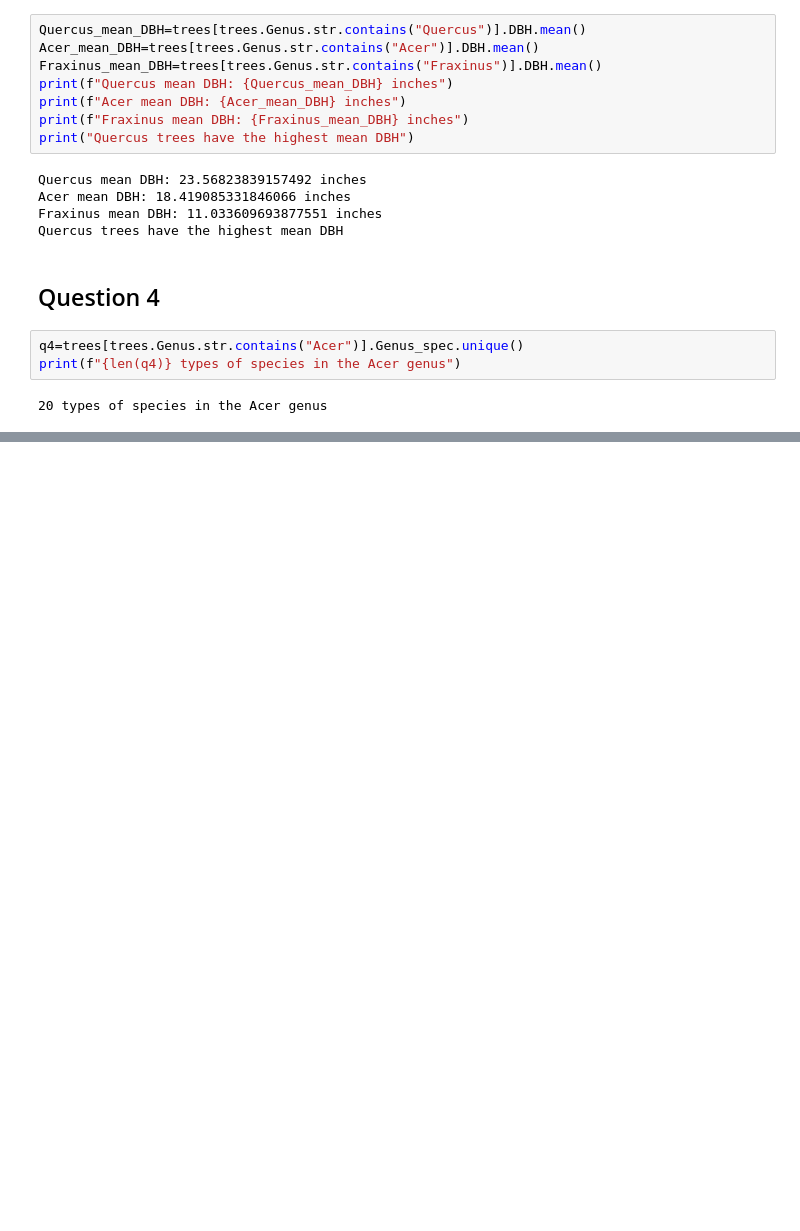
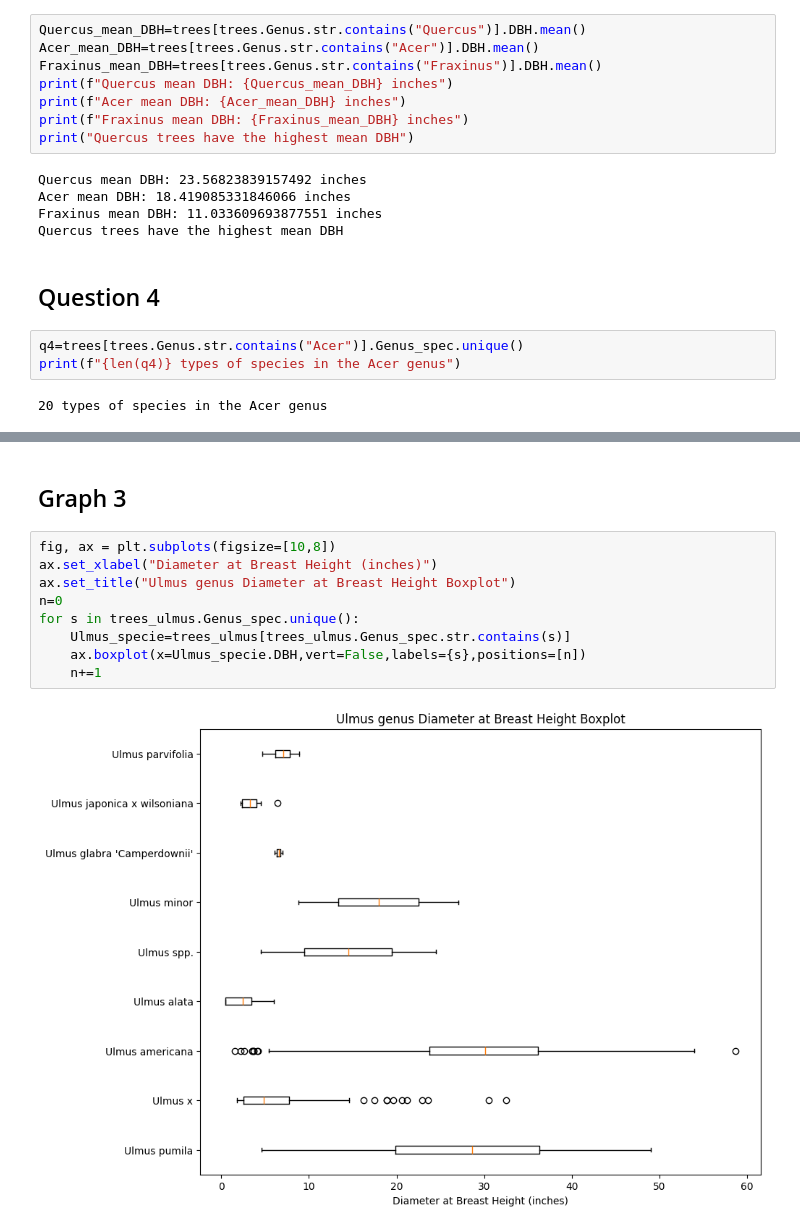
Before and after one commit to andrewlee1234567/lab2, a Jupyter notebook: assignment_2_AndrewLee.ipynb, the cells around one changed output, grey strips where cells are left out. Cells and saved outputs as stored; diff of their text form; blank space fills up the shorter version.

```diff
--- a/assignment_2_AndrewLee.ipynb
+++ b/assignment_2_AndrewLee.ipynb
@@ -103,0 +153,13 @@ print(f"{len(q4)} types of species in the Acer genus")
+# %% [markdown]
+## Graph 3
+# %%
+fig, ax = plt.subplots(figsize=[10,8])
+ax.set_xlabel("Diameter at Breast Height (inches)")
+ax.set_title("Ulmus genus Diameter at Breast Height Boxplot")
+n=0
+for s in trees_ulmus.Genus_spec.unique():
+    Ulmus_specie=trees_ulmus[trees_ulmus.Genus_spec.str.contains(s)]
+    ax.boxplot(x=Ulmus_specie.DBH,vert=False,labels={s},positions=[n])
+    n+=1
+# %% [output]
+[figure, added]
```
Also changed, not shown: parts of 12 cells of this notebook.
